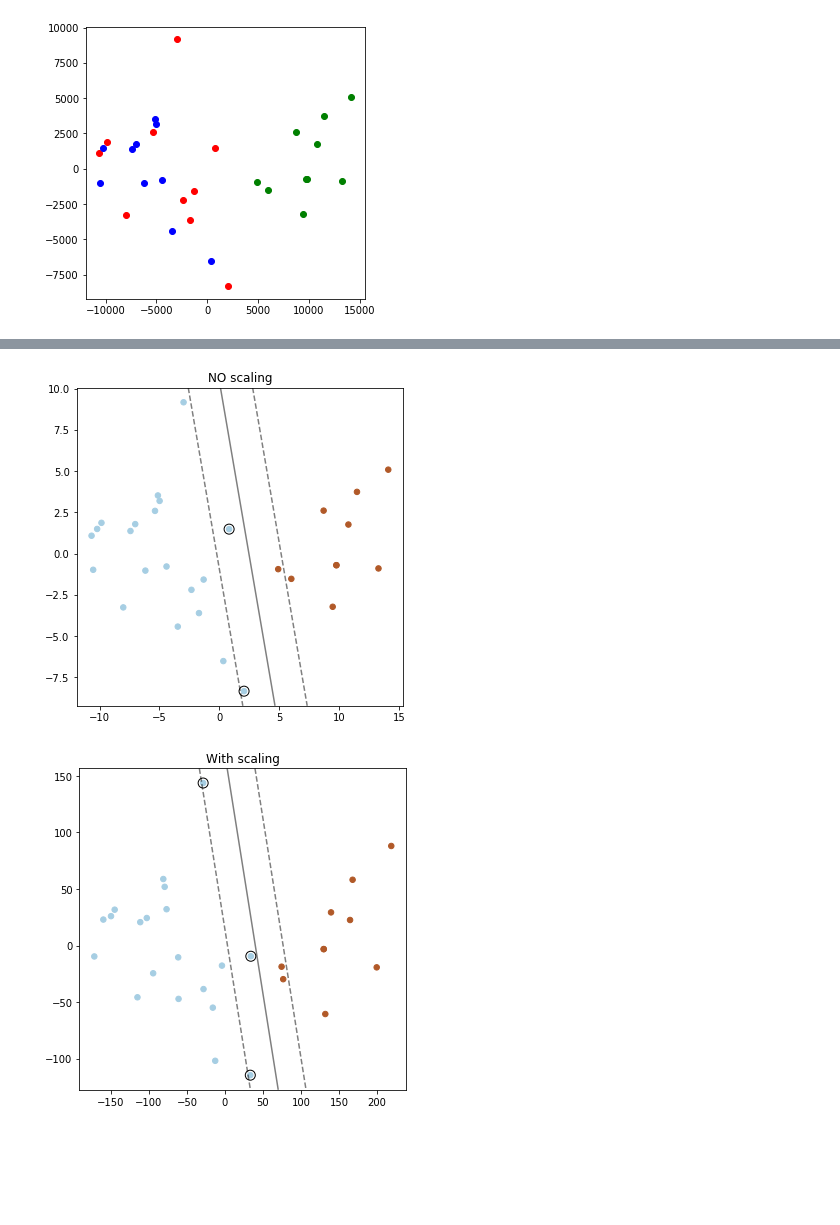
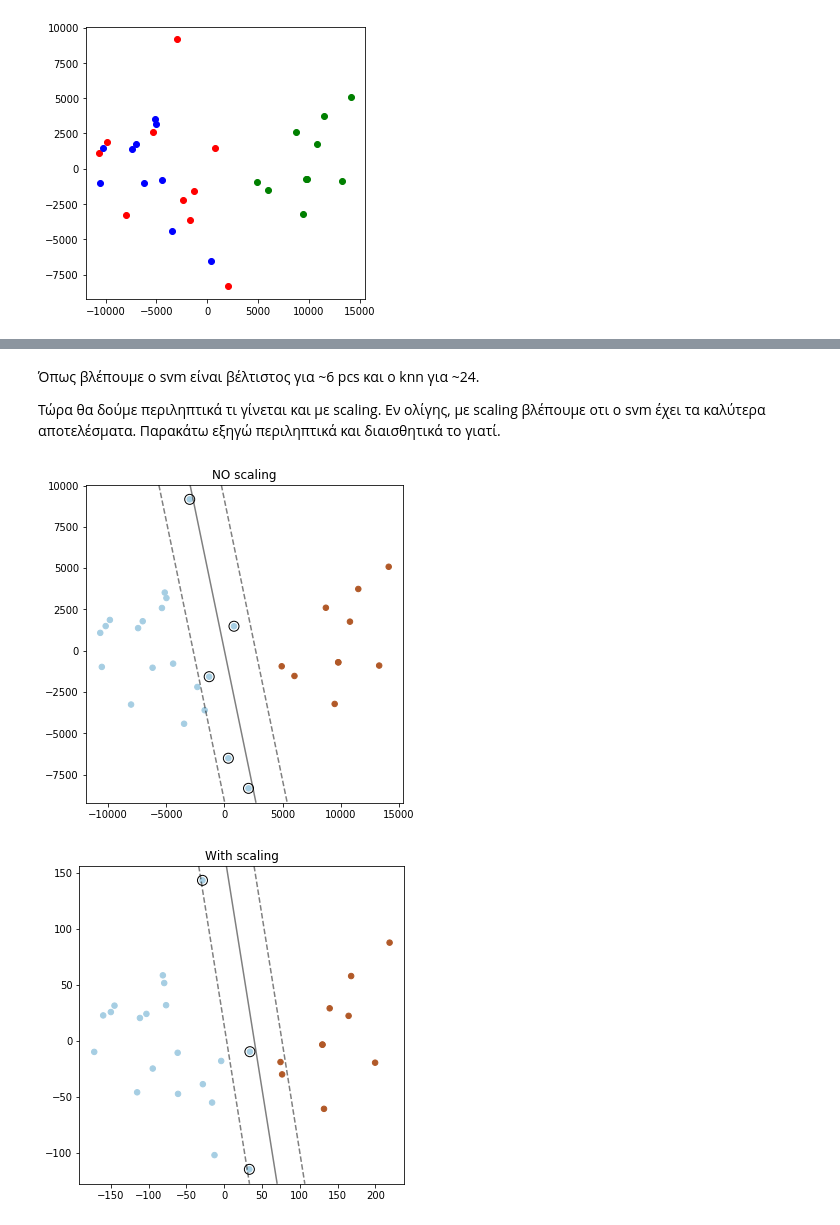
Before and after one commit to stratos1st/machine_learning_2020, a Jupyter notebook: Untitled.ipynb, the cells around one changed output, grey strips where cells are left out. Cells and saved outputs as stored; diff of their text form; code cells hidden in the pictures; blank space fills up the shorter version.

```diff
--- a/Untitled.ipynb
+++ b/Untitled.ipynb
@@ -112,7 +113,7 @@ plt.show()
 Παίρνοντας μόνο 2 συνιστώσες, τα αποτελέσματα μας δεν γενικεύουν πολύ καλά σε περισσότερες διαστάσεις. Αυτό που είναι σίγουρο είναι οτι όσες συνιστώσες και να προσθέσουμε εφόσον θα έχουμε και τις 2 πρώτες θα υπάρχει κάποια απόσταση μεταξύ των άσπρων και των υπόλοιπον εικόνων (summer + fall vs winter ) (αυτή η απόστασή δεν θα είναι ίδια σε μέγεθος γιατί θα προσθέτουν πολλές διαστάσεις ακόμα).
 # %%
 # pca
-pca = PCA(n_components=28)
+pca = PCA(n_components=29)
 principalComponents = pca.fit_transform(data)
 
 print(str(len(pca.explained_variance_ratio_))+" principals ("+str(pca.explained_variance_ratio_.cumsum()[-1]*100)+"%)")
@@ -286,0 +278,32 @@ plt.show()
+# %%
+accuracies_knn = []
+accuracies_svm = []
+for components_par in range(1,30):
+    # pca
+    pca = PCA(n_components=components_par)
+    principalComponents = pca.fit_transform(data)
+
+    # classifiers
+    knn = KNeighborsClassifier(n_neighbors=1)
+    svm = LinearSVC(dual=False)
+
+    # knn
+    knn.fit(data_tmp, labels)
+    scores_knn = np.mean(cross_val_score(knn, principalComponents, labels, cv=5, scoring='accuracy'))
+    accuracies_knn.append(scores_knn)
+
+    # svm
+    svm.fit(data_tmp, labels)
+    scores_svm = np.mean(cross_val_score(svm, principalComponents, labels, cv=5, scoring='accuracy'))
+    accuracies_svm.append(scores_svm)
+
+fig, axs = plt.subplots(2, constrained_layout=True)
+axs[0].set_title('knn')
+axs[0].set_xlabel('pcs')
+axs[0].set_ylabel('accuracy')
+axs[0].plot(range(1,30),accuracies_knn)
+axs[1].set_title('svm')
+axs[1].set_xlabel('pcs')
+axs[1].set_ylabel('accuracy')
+axs[1].plot(range(1,30),accuracies_svm)
+plt.show()
@@ -287,7 +312,16 @@ plt.show()
+# %% [markdown]
+Όπως βλέπουμε ο svm είναι βέλτιστος για ~6 pcs και ο knn για ~24.
+
+Τώρα θα δούμε περιληπτικά τι γίνεται και με scaling.
+Εν ολίγης, με scaling βλέπουμε οτι ο svm έχει τα καλύτερα αποτελέσματα. Παρακάτω εξηγώ περιληπτικά και διαισθητικά το γιατί.
 # %%
 # https://scikit-learn.org/stable/auto_examples/svm/plot_linearsvc_support_vectors.html
 
 #-------------------------------------------- NO scaling
+# pca
+pca = PCA(n_components=2)
+principalComponents = pca.fit_transform(data)
+
 X = principalComponents
 y = np.array([x if x != 1 else 0 for x in labels])
 
@@ -322,33 +356,33 @@ data_tmp = scaler.fit_transform(data)
 # pca
 pca = PCA(n_components=2)
 principalComponents = pca.fit_transform(data_tmp)
 
 X = principalComponents
 y = np.array([x if x != 1 else 0 for x in labels])
 
 plt.figure(figsize=(10, 5))
 clf = LinearSVC(dual=False).fit(X, y)
 decision_function = clf.decision_function(X)
 support_vector_indices = np.where((2 * y - 1) * decision_function <= 1)[0]
 support_vectors = X[support_vector_indices]
 
 plt.subplot(1, 2, 1)
 plt.scatter(X[:, 0], X[:, 1], c=y, s=30, cmap=plt.cm.Paired)
 ax = plt.gca()
 xlim = ax.get_xlim()
 ylim = ax.get_ylim()
 xx, yy = np.meshgrid(np.linspace(xlim[0], xlim[1], 50),
                      np.linspace(ylim[0], ylim[1], 50))
 Z = clf.decision_function(np.c_[xx.ravel(), yy.ravel()])
 Z = Z.reshape(xx.shape)
 plt.contour(xx, yy, Z, colors='k', levels=[-1, 0, 1], alpha=0.5,
             linestyles=['--', '-', '--'])
 plt.scatter(support_vectors[:, 0], support_vectors[:, 1], s=100,
             linewidth=1, facecolors='none', edgecolors='k')
 plt.tight_layout()
 plt.title("With scaling")
 plt.show()
 # %% [output]
-[figure, old version]
+[figure, new version]
-[figure, old version]
+[figure, new version]
 # %% [markdown]
```
Also changed, not shown: parts of 20 cells of this notebook.
